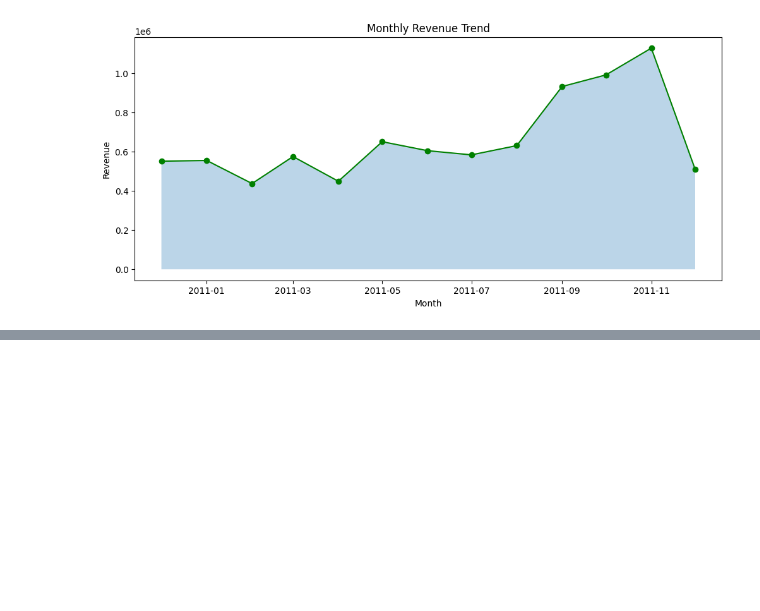
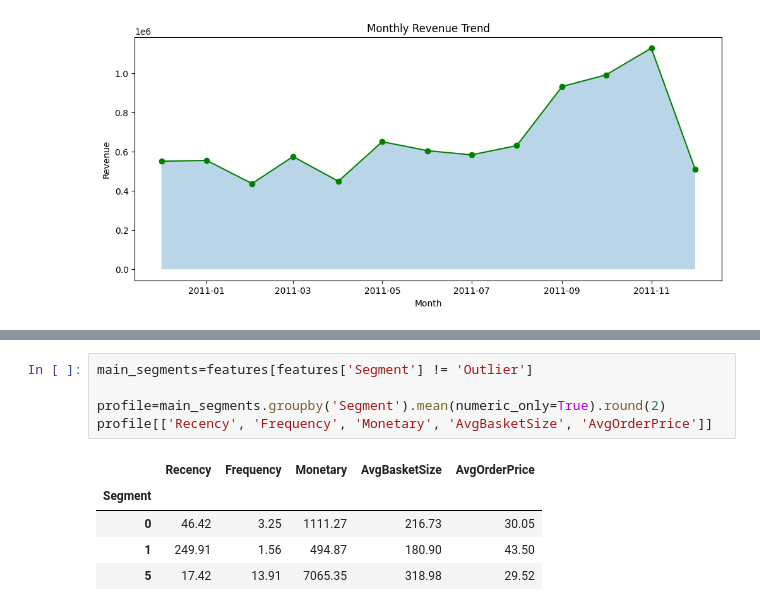
Before and after one commit to AkshayShetty7/Customer-Segmentation-Personalized-Marketing-in-Retail, a Jupyter notebook: E-commerce segment.ipynb, the cells around one changed output, grey strips where cells are left out. Drawn from its saved outputs; the diff is of its cells as text; blank space fills up the shorter version.

```diff
--- a/E-commerce segment.ipynb
+++ b/E-commerce segment.ipynb
@@ -362,0 +536,11 @@ plt.show()
+# %%
+main_segments=features[features['Segment'] != 'Outlier']
+
+profile=main_segments.groupby('Segment').mean(numeric_only=True).round(2)
+profile[['Recency', 'Frequency', 'Monetary', 'AvgBasketSize', 'AvgOrderPrice']]
+# %% [output]
+|  | Recency | Frequency | Monetary | AvgBasketSize | AvgOrderPrice |
+| Segment |  |  |  |  |  |
+| 0 | 46.42 | 3.25 | 1111.27 | 216.73 | 30.05 |
+| 1 | 249.91 | 1.56 | 494.87 | 180.90 | 43.50 |
+| 5 | 17.42 | 13.91 | 7065.35 | 318.98 | 29.52 |
```
Also changed, not shown: parts of 13 cells of this notebook.
